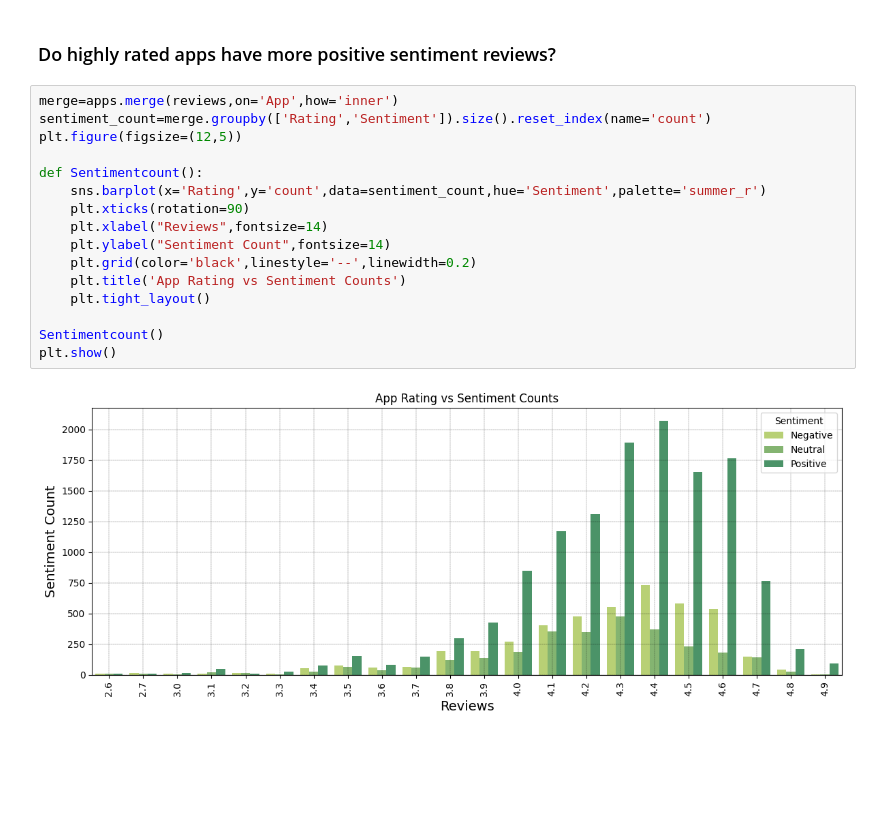
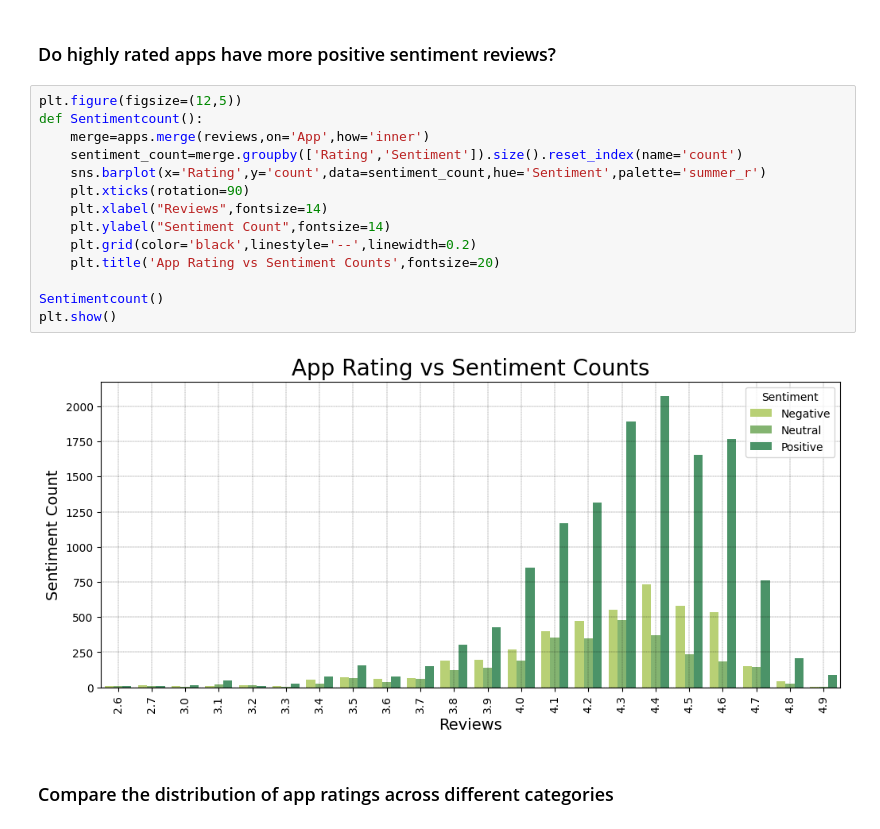
Before and after one commit to Aditya4386/ASD_Internship, a Jupyter notebook: Major Project/Google Play Store Data Analysis.ipynb, the cells around one changed output. Drawn from its saved outputs; the diff is of its cells as text; blank space fills up the shorter version.

```diff
--- a/Major Project/Google Play Store Data Analysis.ipynb
+++ b/Major Project/Google Play Store Data Analysis.ipynb
@@ -257,20 +251,20 @@ plt.show()
 # %% [markdown]
 ### Do highly rated apps have more positive sentiment reviews?
 # %%
-merge=apps.merge(reviews,on='App',how='inner')
-sentiment_count=merge.groupby(['Rating','Sentiment']).size().reset_index(name='count')
 plt.figure(figsize=(12,5))
-
 def Sentimentcount():
+    merge=apps.merge(reviews,on='App',how='inner')
+    sentiment_count=merge.groupby(['Rating','Sentiment']).size().reset_index(name='count')
     sns.barplot(x='Rating',y='count',data=sentiment_count,hue='Sentiment',palette='summer_r')
     plt.xticks(rotation=90)
     plt.xlabel("Reviews",fontsize=14)
     plt.ylabel("Sentiment Count",fontsize=14)
     plt.grid(color='black',linestyle='--',linewidth=0.2)
-    plt.title('App Rating vs Sentiment Counts')
-    plt.tight_layout()
+    plt.title('App Rating vs Sentiment Counts',fontsize=20)
 
 Sentimentcount()
 plt.show()
 # %% [output]
-[figure, old version]
+[figure, new version]
+# %% [markdown]
+### Compare the distribution of app ratings across different categories
```
Also changed, not shown: parts of 13 cells of this notebook, 2 other files.
